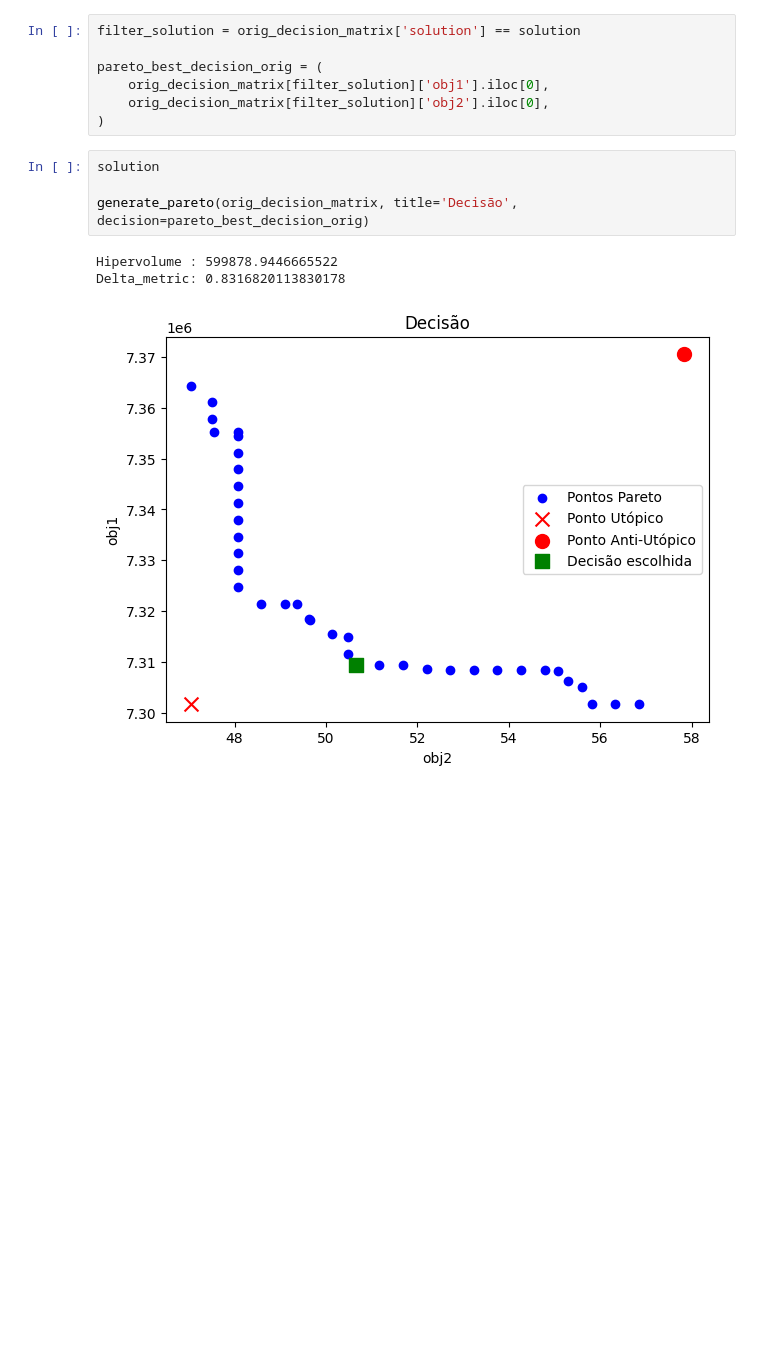
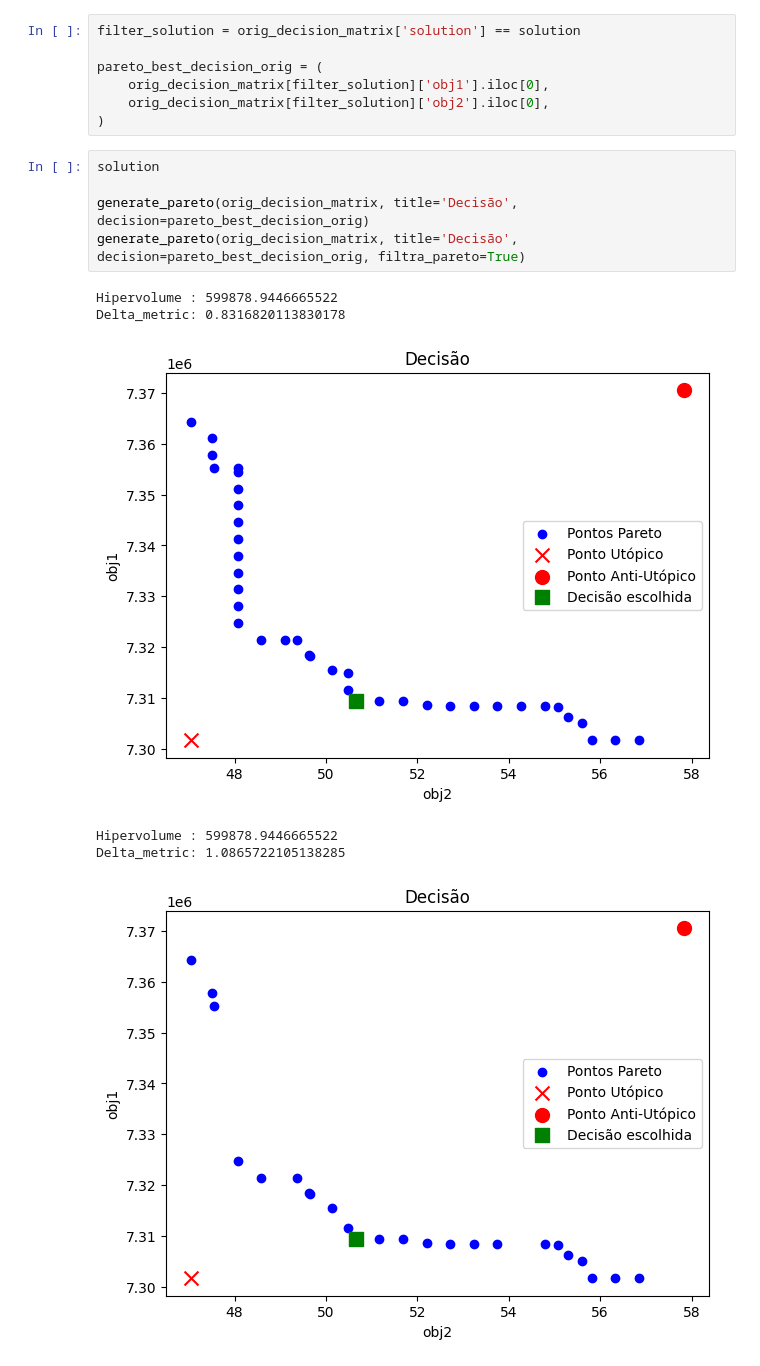
Before and after one commit to thiago-aguilar/pandemic-patient-alocation, a Jupyter notebook: decision_making.ipynb, the cells around one changed output. Saved outputs shown, nothing was run; the diff lists cells and outputs as text; blank space fills up the shorter version.

```diff
--- a/decision_making.ipynb
+++ b/decision_making.ipynb
@@ -272,8 +272,12 @@ pareto_best_decision_orig = (
 # %%
 solution
 
 generate_pareto(orig_decision_matrix, title='Decisão', decision=pareto_best_decision_orig)
+generate_pareto(orig_decision_matrix, title='Decisão', decision=pareto_best_decision_orig, filtra_pareto=True)
 # %% [output]
 Hipervolume : 599878.9446665522
 Delta_metric: 0.8316820113830178
 [figure]
+Hipervolume : 599878.9446665522
+Delta_metric: 1.0865722105138285
+[figure, added]
```
